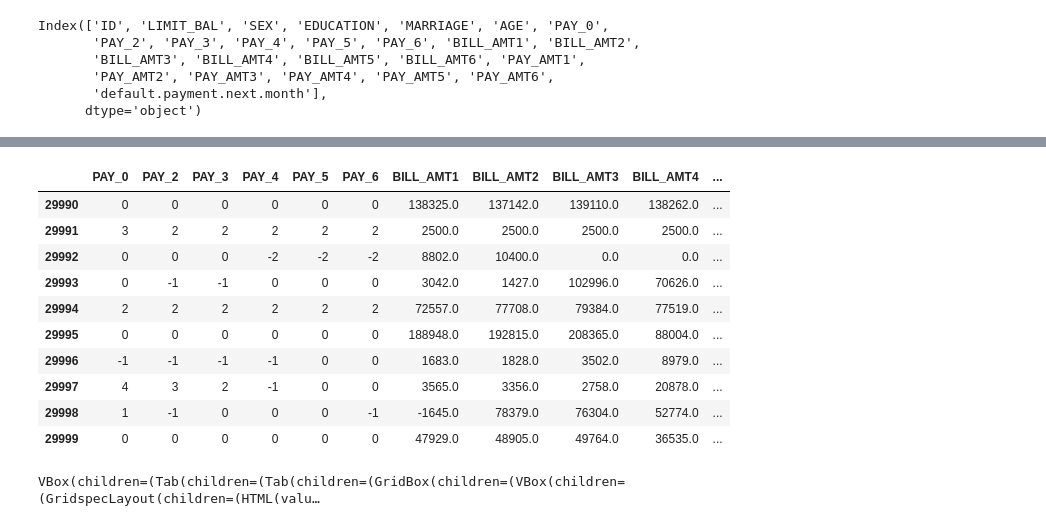
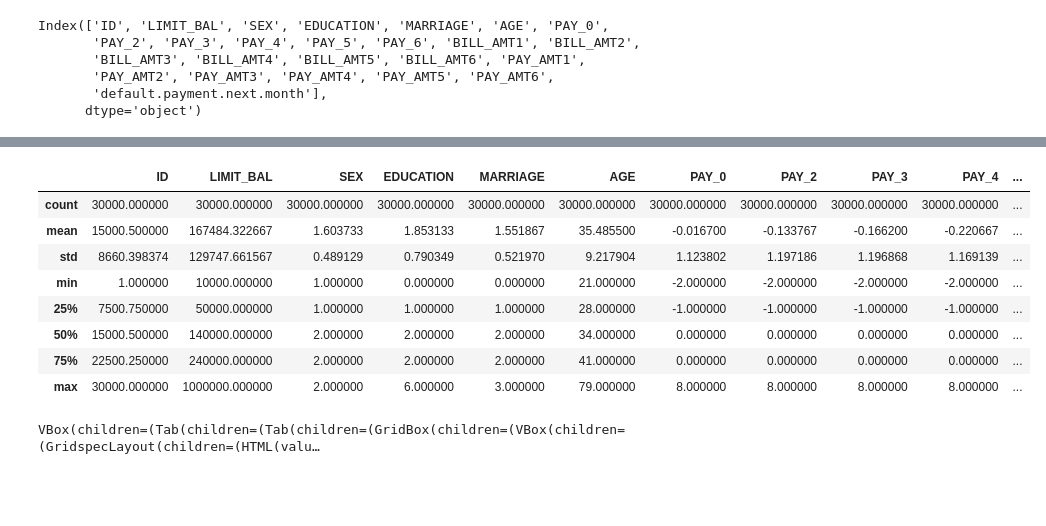
Before and after one commit to atulgaikwad12/creditdefultprediction, a Jupyter notebook: EDA/Credit Default Prediction.ipynb, the cells around one changed output, grey strips where cells are left out. Cells and saved outputs as stored; diff of their text form; code cells hidden in the pictures; blank space fills up the shorter version.

```diff
--- a/EDA/Credit Default Prediction.ipynb
+++ b/EDA/Credit Default Prediction.ipynb
@@ -47,20 +109,15 @@ df[['PAY_0',
-# %%
-df[['PAY_0',
-       'PAY_2', 'PAY_3', 'PAY_4', 'PAY_5', 'PAY_6', 'BILL_AMT1', 'BILL_AMT2',
-       'BILL_AMT3', 'BILL_AMT4', 'BILL_AMT5', 'BILL_AMT6', 'PAY_AMT1',
-       'PAY_AMT2', 'PAY_AMT3', 'PAY_AMT4', 'PAY_AMT5', 'PAY_AMT6']].tail(10)
-# %% [output]
-|  | PAY_0 | PAY_2 | PAY_3 | PAY_4 | PAY_5 | PAY_6 | BILL_AMT1 | BILL_AMT2 | BILL_AMT3 | BILL_AMT4 | ... |
-| 29990 | 0 | 0 | 0 | 0 | 0 | 0 | 138325.0 | 137142.0 | 139110.0 | 138262.0 | ... |
-| 29991 | 3 | 2 | 2 | 2 | 2 | 2 | 2500.0 | 2500.0 | 2500.0 | 2500.0 | ... |
-| 29992 | 0 | 0 | 0 | -2 | -2 | -2 | 8802.0 | 10400.0 | 0.0 | 0.0 | ... |
-| 29993 | 0 | -1 | -1 | 0 | 0 | 0 | 3042.0 | 1427.0 | 102996.0 | 70626.0 | ... |
-| 29994 | 2 | 2 | 2 | 2 | 2 | 2 | 72557.0 | 77708.0 | 79384.0 | 77519.0 | ... |
-| 29995 | 0 | 0 | 0 | 0 | 0 | 0 | 188948.0 | 192815.0 | 208365.0 | 88004.0 | ... |
-| 29996 | -1 | -1 | -1 | -1 | 0 | 0 | 1683.0 | 1828.0 | 3502.0 | 8979.0 | ... |
-| 29997 | 4 | 3 | 2 | -1 | 0 | 0 | 3565.0 | 3356.0 | 2758.0 | 20878.0 | ... |
-| 29998 | 1 | -1 | 0 | 0 | 0 | -1 | -1645.0 | 78379.0 | 76304.0 | 52774.0 | ... |
-| 29999 | 0 | 0 | 0 | 0 | 0 | 0 | 47929.0 | 48905.0 | 49764.0 | 36535.0 | ... |
+# %%
+df.describe()
+# %% [output]
+|  | ID | LIMIT_BAL | SEX | EDUCATION | MARRIAGE | AGE | PAY_0 | PAY_2 | PAY_3 | PAY_4 | ... |
+| count | 30000.000000 | 30000.000000 | 30000.000000 | 30000.000000 | 30000.000000 | 30000.000000 | 30000.000000 | 30000.000000 | 30000.000000 | 30000.000000 | ... |
+| mean | 15000.500000 | 167484.322667 | 1.603733 | 1.853133 | 1.551867 | 35.485500 | -0.016700 | -0.133767 | -0.166200 | -0.220667 | ... |
+| std | 8660.398374 | 129747.661567 | 0.489129 | 0.790349 | 0.521970 | 9.217904 | 1.123802 | 1.197186 | 1.196868 | 1.169139 | ... |
+| min | 1.000000 | 10000.000000 | 1.000000 | 0.000000 | 0.000000 | 21.000000 | -2.000000 | -2.000000 | -2.000000 | -2.000000 | ... |
+| 25% | 7500.750000 | 50000.000000 | 1.000000 | 1.000000 | 1.000000 | 28.000000 | -1.000000 | -1.000000 | -1.000000 | -1.000000 | ... |
+| 50% | 15000.500000 | 140000.000000 | 2.000000 | 2.000000 | 2.000000 | 34.000000 | 0.000000 | 0.000000 | 0.000000 | 0.000000 | ... |
+| 75% | 22500.250000 | 240000.000000 | 2.000000 | 2.000000 | 2.000000 | 41.000000 | 0.000000 | 0.000000 | 0.000000 | 0.000000 | ... |
+| max | 30000.000000 | 1000000.000000 | 2.000000 | 6.000000 | 3.000000 | 79.000000 | 8.000000 | 8.000000 | 8.000000 | 8.000000 | ... |
 # %%
 from pandas_profiling import ProfileReport
 # %%
```
Also changed, not shown: parts of 27 cells of this notebook, 5 other files.
